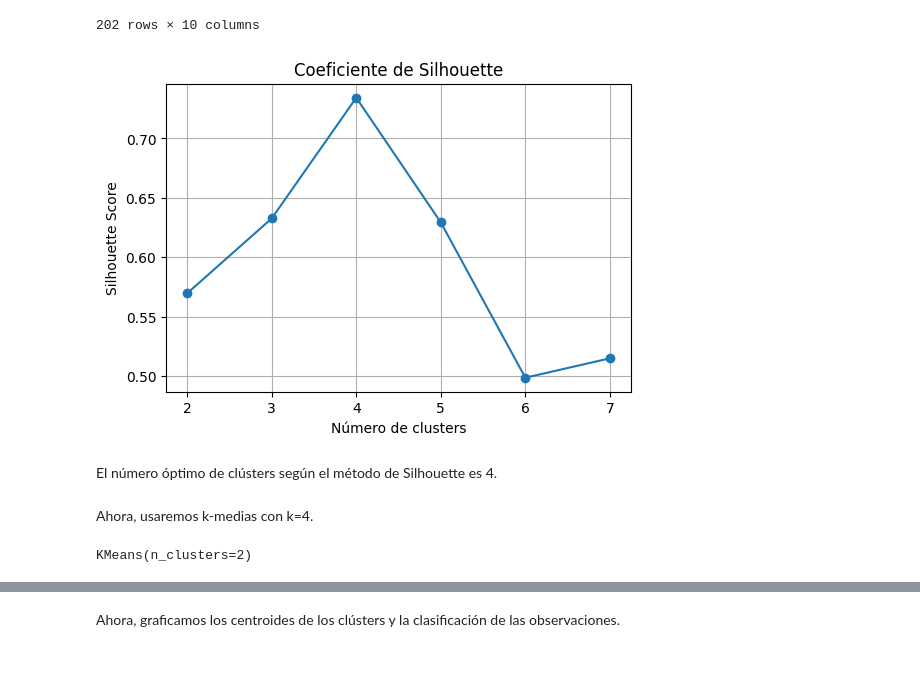
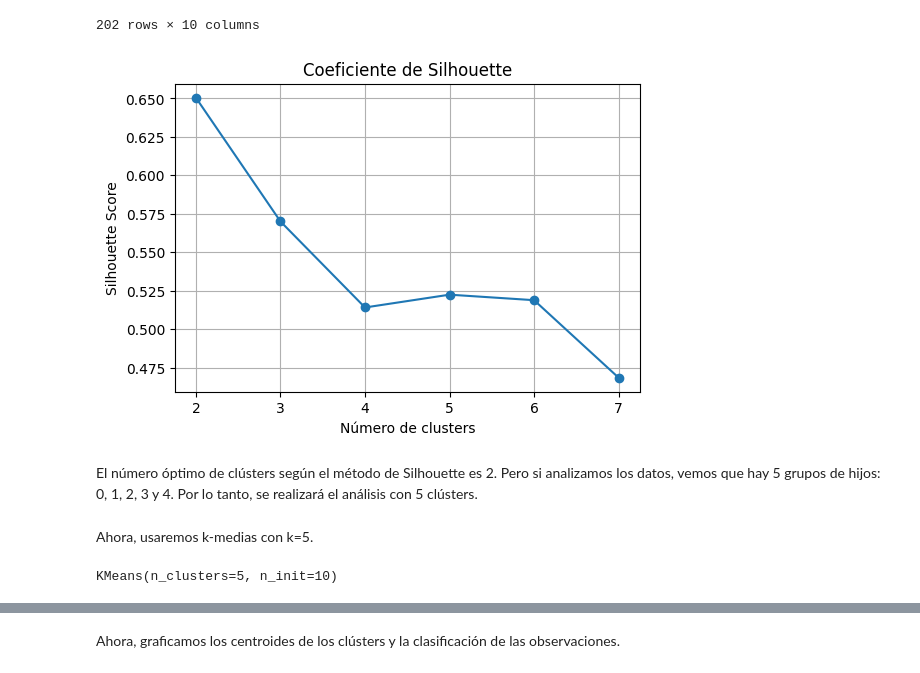
Before and after one commit to OsmarSantana369/Ejercicios, a Jupyter notebook: Analitica de datos/Trabajo 21/análisis_clúster.ipynb, the cells around one changed output, grey strips where cells are left out. Cells and saved outputs as stored; diff of their text form; code cells hidden in the pictures.

Commit message:
Tarea de clusters terminada

```diff
--- a/Analitica de datos/Trabajo 21/análisis_clúster.ipynb
+++ b/Analitica de datos/Trabajo 21/análisis_clúster.ipynb
@@ -364,6 +370,6 @@ Trabajar con la base de datos "comprar_alquilar" y aplicar kmedias sólo con las
 # %%
 # Cargar datos desde el archivo CSV comprar_alquilar.csv
-data = pd.read_csv("C:/Users/GabDomDal/Desktop/Ejercicios/Analitica de datos/Trabajo 21/comprar_alquilar.csv")
+data = pd.read_csv("C:/Users/CONTROL/Desktop/Ejercicios/Analitica de datos/Trabajo 21/comprar_alquilar.csv")
 data
 # %% [output]
 |  | ingresos | gastos_comunes | pago_coche | gastos_otros | ahorros | vivienda | estado_civil | hijos | trabajo | ... |
@@ -387,34 +393,34 @@ X_s = scale(X)
 # %%
 # Paso 1: Selección del número óptimo de cluster.
 # Coeficiente de Shilouette
 rango = range(2, 8)  # son los valores de clusters que probaremos para elegir donde se encuentre el máximo
 valores_medios = []
 for n_clusters in rango:
-	kmedias = KMeans(n_clusters = n_clusters, random_state = 123) #algorito de k-medias
+	kmedias = KMeans(n_clusters = n_clusters, random_state = 123, n_init=10) #algorito de k-medias
 	etiquetas = kmedias.fit_predict(X)
-	valores_m = silhouette_score(X,etiquetas)  #Coeficiente neceseta los datos y los grupos que se generaron.
+	valores_m = silhouette_score(X,etiquetas)  #Coeficiente necesita los datos y los grupos que se generaron.
 	valores_medios.append(valores_m)
 
 #Obtenemos un gráfico donde sea más visible el número óptimo de clusters, en este caso buscamos el valor máximo
 fig, ax = plt.subplots(1,1,figsize=(6,4))
 ax.plot(rango, valores_medios, marker='o')
 ax.set_title("Coeficiente de Silhouette")
 ax.set_xlabel("Número de clusters")
 ax.set_ylabel("Silhouette Score")
 ax.grid()
 plt.show()
 # %% [output]
-[figure, old version]
+[figure, new version]
 # %% [markdown]
-El número óptimo de clústers según el método de Silhouette es 4.
+El número óptimo de clústers según el método de Silhouette es 2. Pero si analizamos los datos, vemos que hay 5 grupos de hijos: 0, 1, 2, 3 y 4. Por lo tanto, se realizará el análisis con 5 clústers.
 # %% [markdown]
-Ahora, usaremos k-medias con k=4.
+Ahora, usaremos k-medias con k=5.
 # %%
-# Algoritmo de k-medias con k=4
-kmedias = KMeans(n_clusters = 2)
+# Algoritmo de k-medias con k=5
+kmedias = KMeans(n_clusters = 5, n_init=10)
 kmedias.fit(X_s)
 # %% [output]
-KMeans(n_clusters=2)
+KMeans(n_clusters=5, n_init=10)
 # %%
 # Centroides de los clústers
 kmedias.cluster_centers_
```
Also changed, not shown: parts of 7 cells of this notebook, 1 other file.
